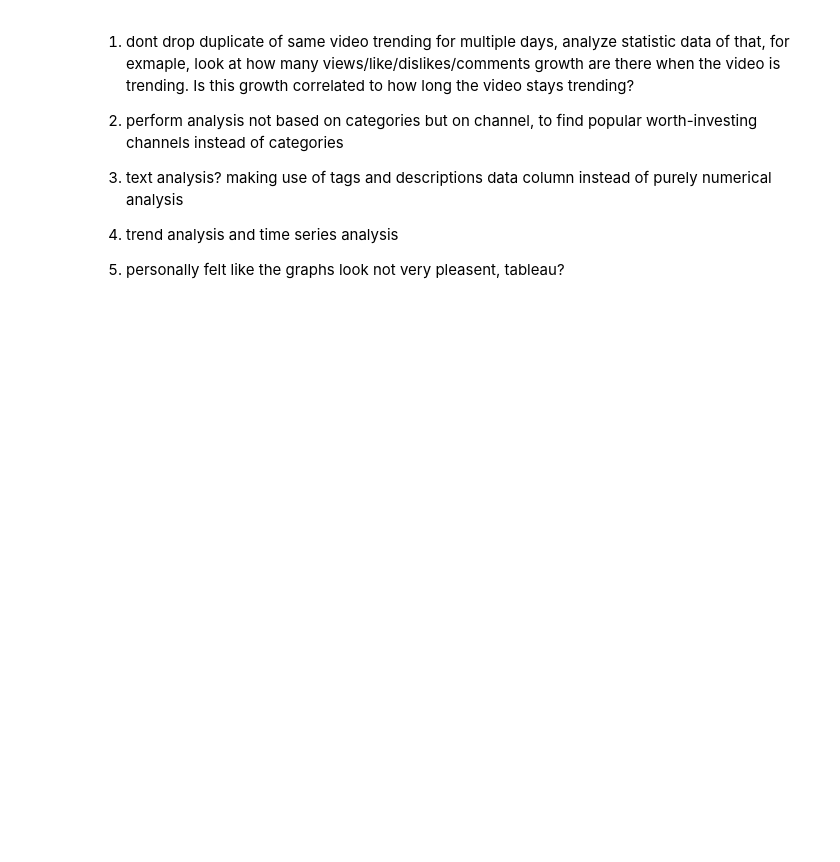
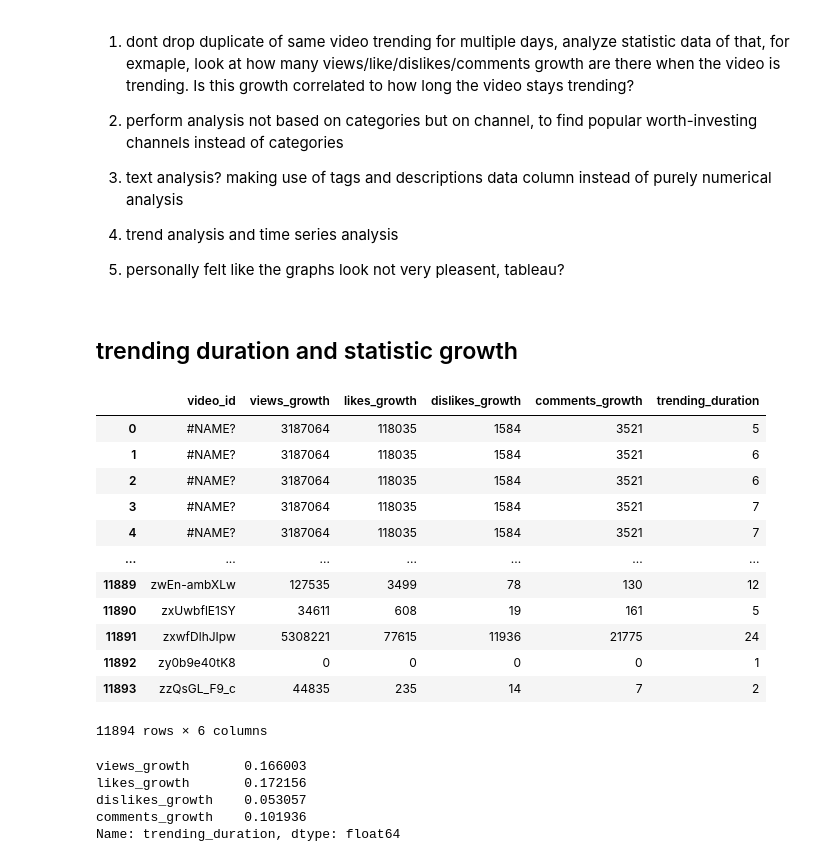
Before and after one commit to Kaics100/project, a Jupyter notebook: project_v2.ipynb, the cells around one changed output. Cells and saved outputs as stored; diff of their text form; code cells hidden in the pictures; blank space fills up the shorter version.

```diff
--- a/project_v2.ipynb
+++ b/project_v2.ipynb
@@ -676,3 +684,5 @@ plt.show()
 4. trend analysis and time series analysis
 
 5. personally felt like the graphs look not very pleasent, tableau?
+# %% [markdown]
+## trending duration and statistic growth
@@ -678,0 +713,24 @@ plt.show()
+# %%
+analysis_df
+# %% [output]
+|  | video_id | views_growth | likes_growth | dislikes_growth | comments_growth | trending_duration |
+| 0 | #NAME? | 3187064 | 118035 | 1584 | 3521 | 5 |
+| 1 | #NAME? | 3187064 | 118035 | 1584 | 3521 | 6 |
+| 2 | #NAME? | 3187064 | 118035 | 1584 | 3521 | 6 |
+| 3 | #NAME? | 3187064 | 118035 | 1584 | 3521 | 7 |
+| 4 | #NAME? | 3187064 | 118035 | 1584 | 3521 | 7 |
+| ... | ... | ... | ... | ... | ... | ... |
+| 11889 | zwEn-ambXLw | 127535 | 3499 | 78 | 130 | 12 |
+| 11890 | zxUwbflE1SY | 34611 | 608 | 19 | 161 | 5 |
+| 11891 | zxwfDlhJIpw | 5308221 | 77615 | 11936 | 21775 | 24 |
+| 11892 | zy0b9e40tK8 | 0 | 0 | 0 | 0 | 1 |
+| 11893 | zzQsGL_F9_c | 44835 | 235 | 14 | 7 | 2 |
+11894 rows × 6 columns
+# %%
+correlations = analysis_df[['views_growth', 'likes_growth', 'dislikes_growth', 'comments_growth', 'trending_duration']].corr()['trending_duration'][:-1]
+# %% [output]
+views_growth       0.166003
+likes_growth       0.172156
+dislikes_growth    0.053057
+comments_growth    0.101936
+Name: trending_duration, dtype: float64
```
Also changed, not shown: parts of 25 cells of this notebook.
